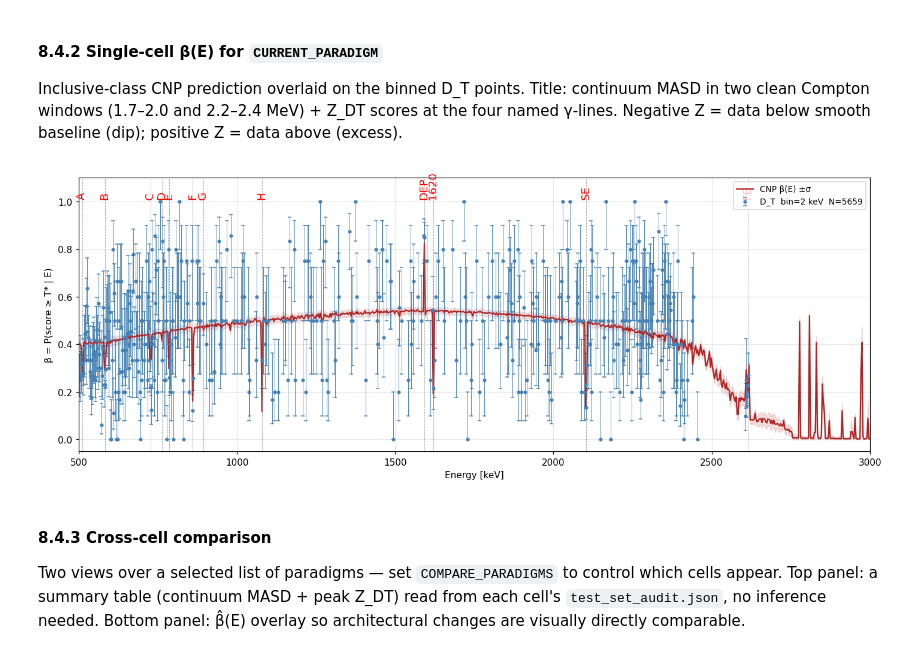
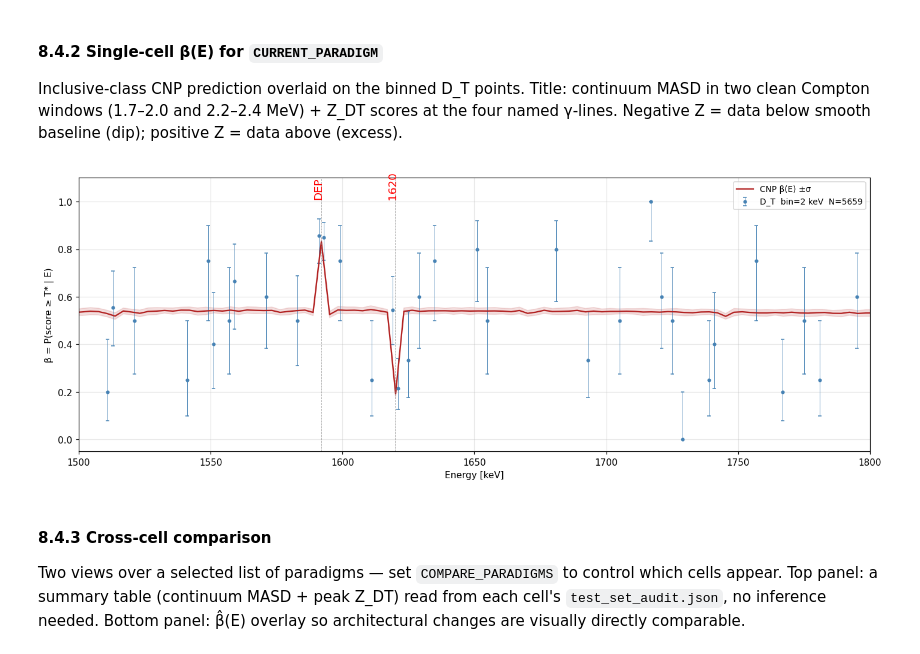
Before and after one commit to Galileo-Sandbox/MAJORANA_ACP, a Jupyter notebook: notebooks/data_visualization.ipynb, the cells around one changed output. Saved outputs shown, nothing was run; the diff lists cells and outputs as text; code cells hidden in the pictures.

```diff
--- a/notebooks/data_visualization.ipynb
+++ b/notebooks/data_visualization.ipynb
@@ -1131,36 +1131,36 @@ audit = read_cell_audit(CURRENT_PARADIGM)
 
 fig, ax = plt.subplots(figsize=(13, 5))
 plot_data(ax, CURRENT_PARADIGM, mode="errorbar", bin_width_kev=2,
               bandwidth_kev=None,)
 plot_model_curve(ax, res, label="CNP β(E) ±σ")
 
 # Title — pull MASD + peak Z scores from the audit JSON.
 if audit is not None:
     s = audit["sawtooth_metrics"]
     masd_lo = s["region_1700_2000"]["masd"]
     masd_hi = s["region_2200_2400"]["masd"]
     peak_strs = []
     for pk in audit["peak_metrics"]:
         z = pk.get("z_DT")
         if z is not None:
             peak_strs.append(f"{pk['peak_name']}:{z:+.1f}")
     title = (
         f"{_short_tag(CURRENT_PARADIGM)}\n"
         f"MASD(1.7-2.0)={masd_lo:.4f}  MASD(2.2-2.4)={masd_hi:.4f}  "
         f"|  Z_DT  " + "  ".join(peak_strs)
     )
 else:
     title = _short_tag(CURRENT_PARADIGM)
 #ax.set_title(title, fontsize=10)
-_draw_peak_markers(ax, e_lo = 500, e_hi = 3000)
+_draw_peak_markers(ax, e_lo = 1500, e_hi = 1800)
 ax.set_xlabel("Energy [keV]")
 ax.set_ylabel("β = P(score ≥ T* | E)")
 ax.legend(loc="upper right", fontsize=9)
-plt.xlim(500,3000)
+plt.xlim(1500,1800)
 fig.tight_layout()
 plt.show()
 # %% [output]
-[figure, old version]
+[figure, new version]
 # %% [markdown]
 #### 8.4.3 Cross-cell comparison
 
```
Also changed, not shown: parts of 8 cells of this notebook.
